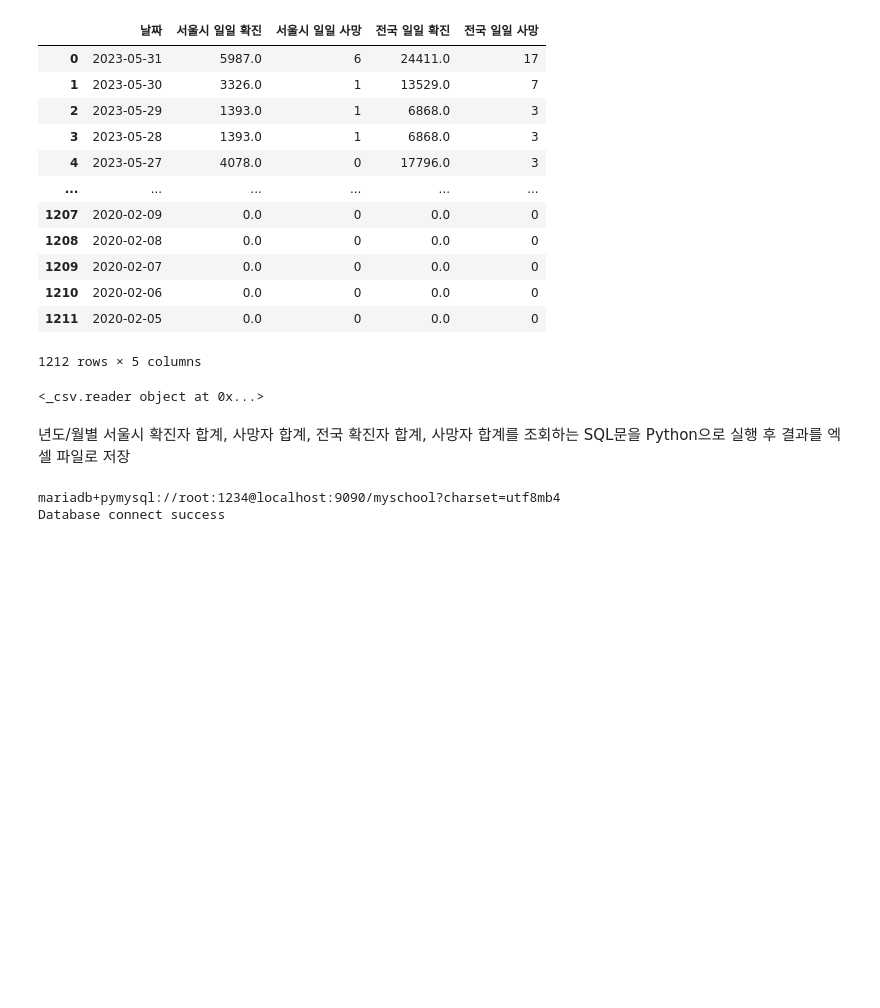
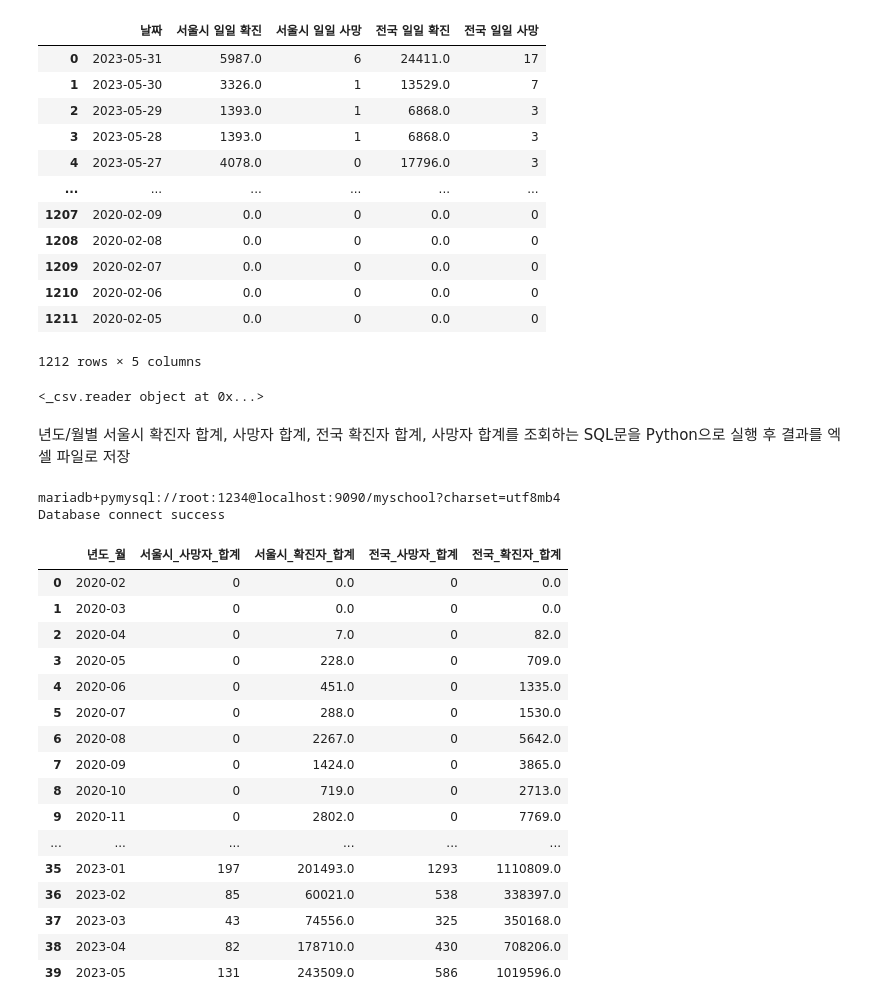
Before and after one commit to tlsghk4894/python-study-itwill, a Jupyter notebook: 09-데이터베이스프로그래밍.ipynb, the cells around one changed output. Drawn from its saved outputs; the diff is of its cells as text; code cells hidden in the pictures; blank space fills up the shorter version.

```diff
--- a/09-데이터베이스프로그래밍.ipynb
+++ b/09-데이터베이스프로그래밍.ipynb
@@ -409,17 +409,35 @@ Database connect success
 # %%
 sql = text("""select DATE_FORMAT(date_time, '%Y-%m') as 년도_월,
            sum(daily_covid_seoul) as 서울시_확진자_합계,
            sum(daily_covid_seoul_death) as 서울시_사망자_합계,
            sum(daily_covid_korea) as 전국_확진자_합계,
            sum(daily_covid_korea_death) as 전국_사망자_합계
            from covid19
            group by 년도_월""")
 try:
     result = conn.execute(sql)
     resultset = result.mappings().all()
     df = pd.DataFrame(resultset)
 except Exception as e:
     print("SQL Error:", e)
     raise SystemExit
 df
-df.to_csv("년도_월별_코로나확진자_사망자_합계.csv")
+# df.to_csv("년도_월별_코로나확진자_사망자_합계.csv")
+# %% [output]
+|  | 년도_월 | 서울시_사망자_합계 | 서울시_확진자_합계 | 전국_사망자_합계 | 전국_확진자_합계 |
+| 0 | 2020-02 | 0 | 0.0 | 0 | 0.0 |
+| 1 | 2020-03 | 0 | 0.0 | 0 | 0.0 |
+| 2 | 2020-04 | 0 | 7.0 | 0 | 82.0 |
+| 3 | 2020-05 | 0 | 228.0 | 0 | 709.0 |
+| 4 | 2020-06 | 0 | 451.0 | 0 | 1335.0 |
+| 5 | 2020-07 | 0 | 288.0 | 0 | 1530.0 |
+| 6 | 2020-08 | 0 | 2267.0 | 0 | 5642.0 |
+| 7 | 2020-09 | 0 | 1424.0 | 0 | 3865.0 |
+| 8 | 2020-10 | 0 | 719.0 | 0 | 2713.0 |
+| 9 | 2020-11 | 0 | 2802.0 | 0 | 7769.0 |
+| ... | ... | ... | ... | ... | ... |
+| 35 | 2023-01 | 197 | 201493.0 | 1293 | 1110809.0 |
+| 36 | 2023-02 | 85 | 60021.0 | 538 | 338397.0 |
+| 37 | 2023-03 | 43 | 74556.0 | 325 | 350168.0 |
+| 38 | 2023-04 | 82 | 178710.0 | 430 | 708206.0 |
+| 39 | 2023-05 | 131 | 243509.0 | 586 | 1019596.0 |
```
Also changed, not shown: parts of 8 cells of this notebook.
